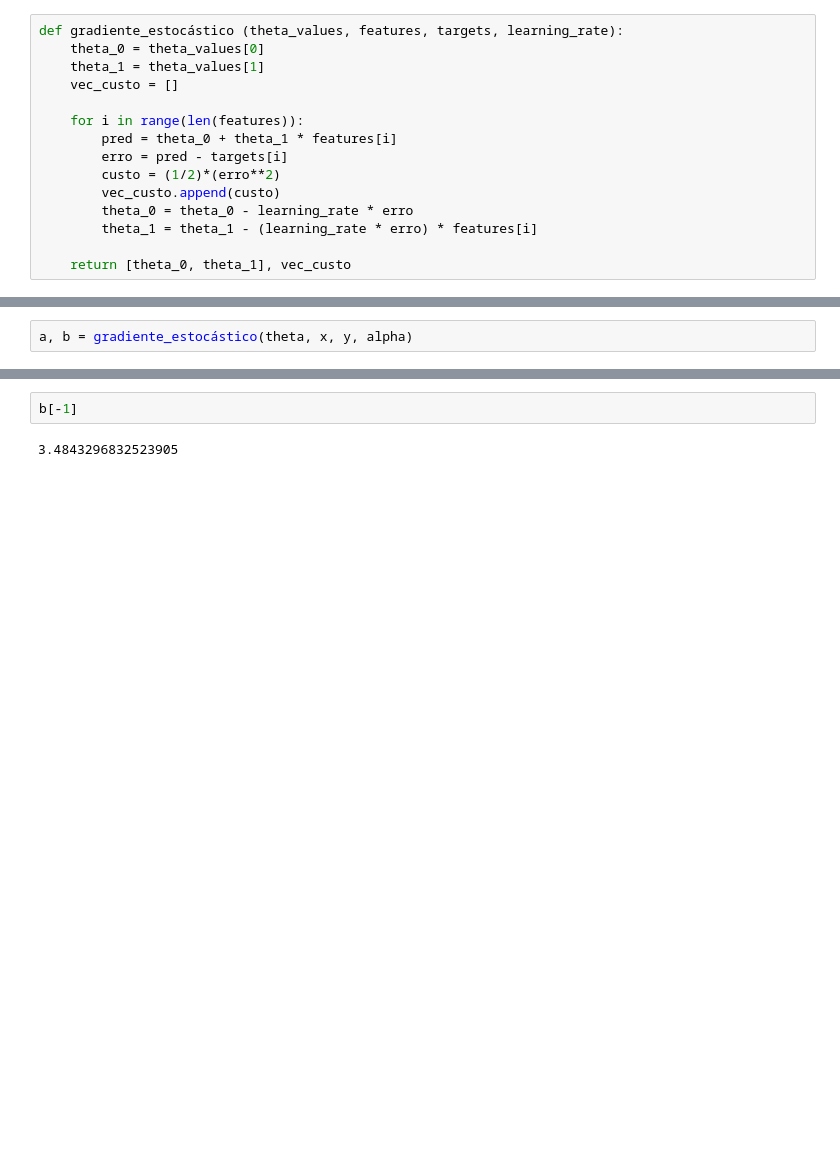
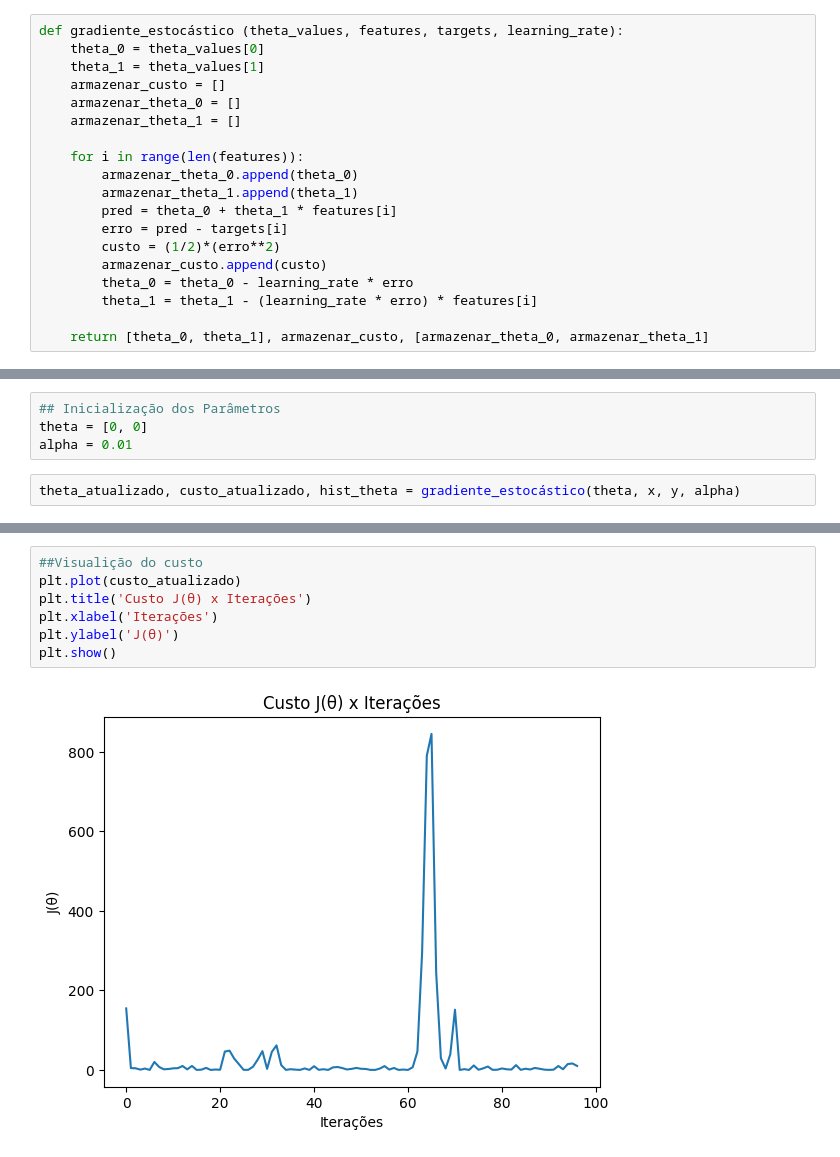
Before and after one commit to filipe-pinheiro/Gradiente_Descendente, a Jupyter notebook: 2.Gradiente Estocástico.ipynb, the cells around one changed output, grey strips where cells are left out. Saved outputs shown, nothing was run; the diff lists cells and outputs as text; blank space fills up the shorter version.

```diff
--- a/2.Gradiente Estocástico.ipynb
+++ b/2.Gradiente Estocástico.ipynb
@@ -29,14 +58,18 @@ $$
 def gradiente_estocástico (theta_values, features, targets, learning_rate):
     theta_0 = theta_values[0]
     theta_1 = theta_values[1]
-    vec_custo = []
+    armazenar_custo = []
+    armazenar_theta_0 = []
+    armazenar_theta_1 = []
 
     for i in range(len(features)):
+        armazenar_theta_0.append(theta_0)
+        armazenar_theta_1.append(theta_1)
         pred = theta_0 + theta_1 * features[i]
         erro = pred - targets[i]
         custo = (1/2)*(erro**2)
-        vec_custo.append(custo)
+        armazenar_custo.append(custo)
         theta_0 = theta_0 - learning_rate * erro
         theta_1 = theta_1 - (learning_rate * erro) * features[i]
 
-    return [theta_0, theta_1], vec_custo
+    return [theta_0, theta_1], armazenar_custo, [armazenar_theta_0, armazenar_theta_1]
@@ -49,3 +95,7 @@ alpha = 0.001
+# %%
+## Inicialização dos Parâmetros
+theta = [0, 0]
+alpha = 0.01
 # %%
-a, b = gradiente_estocástico(theta, x, y, alpha)
+theta_atualizado, custo_atualizado, hist_theta = gradiente_estocástico(theta, x, y, alpha)
 # %%
@@ -56,4 +106,9 @@ plt.plot(b)
 # %%
-b[-1]
+##Visualição do custo
+plt.plot(custo_atualizado)
+plt.title('Custo J(θ) x Iterações')
+plt.xlabel('Iterações')
+plt.ylabel('J(θ)')
+plt.show()
 # %% [output]
-3.4843296832523905
+[figure, added]
```
Also changed, not shown: parts of 16 cells of this notebook, 1 other file.
